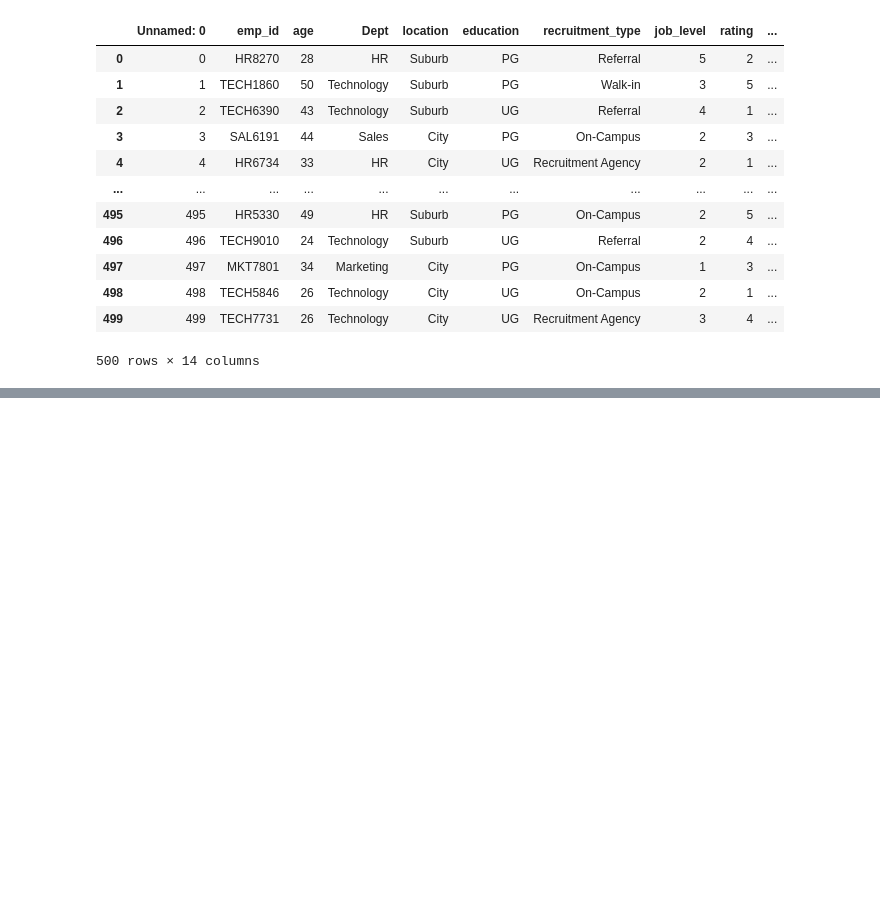
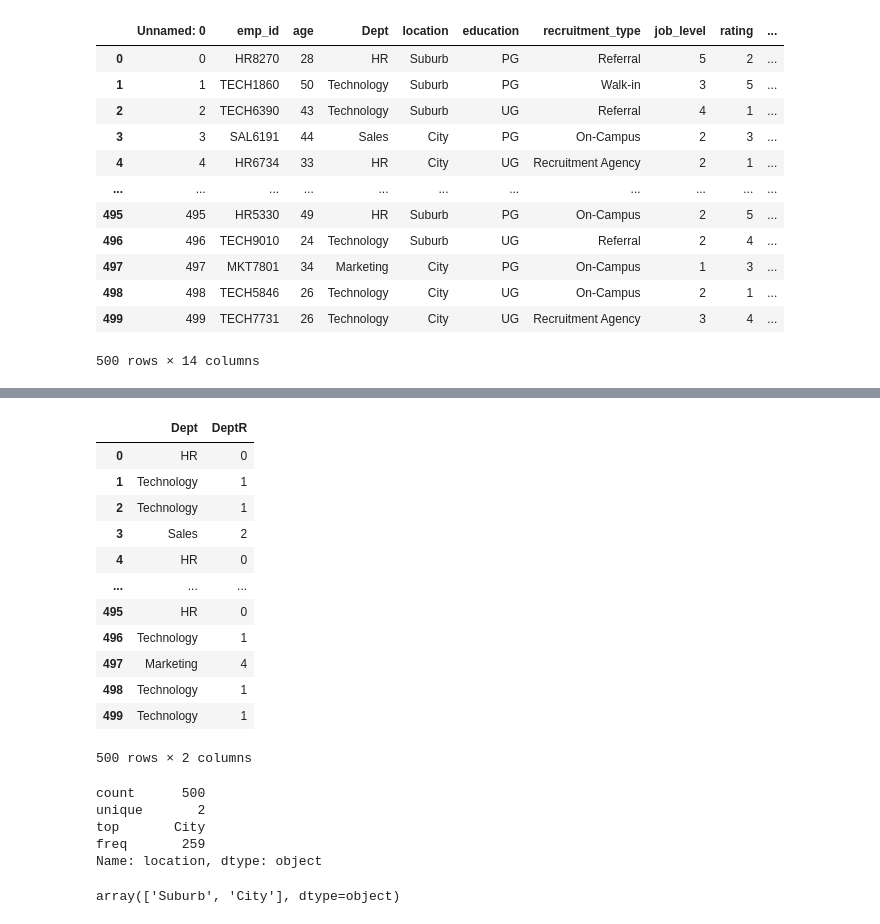
Before and after one commit to MAG3sty/Pretty-Nerdy-, a Jupyter notebook: Notebooks/Employee-Satisfaction-in-Python-MC.ipynb, the cells around one changed output, grey strips where cells are left out. Drawn from its saved outputs; the diff is of its cells as text; code cells hidden in the pictures; blank space fills up the shorter version.

```diff
--- a/Notebooks/Employee-Satisfaction-in-Python-MC.ipynb
+++ b/Notebooks/Employee-Satisfaction-in-Python-MC.ipynb
@@ -22,0 +87,28 @@ EmployeeSatisfaction
+# %%
+EmployeeSatisfaction[['Dept', 'DeptR']]
+# %% [output]
+|  | Dept | DeptR |
+| 0 | HR | 0 |
+| 1 | Technology | 1 |
+| 2 | Technology | 1 |
+| 3 | Sales | 2 |
+| 4 | HR | 0 |
+| ... | ... | ... |
+| 495 | HR | 0 |
+| 496 | Technology | 1 |
+| 497 | Marketing | 4 |
+| 498 | Technology | 1 |
+| 499 | Technology | 1 |
+500 rows × 2 columns
+# %%
+EmployeeSatisfaction['location'].describe()
+# %% [output]
+count      500
+unique       2
+top       City
+freq       259
+Name: location, dtype: object
+# %%
+EmployeeSatisfaction['location'].unique()
+# %% [output]
+array(['Suburb', 'City'], dtype=object)
```
Also changed, not shown: parts of 20 cells of this notebook.
